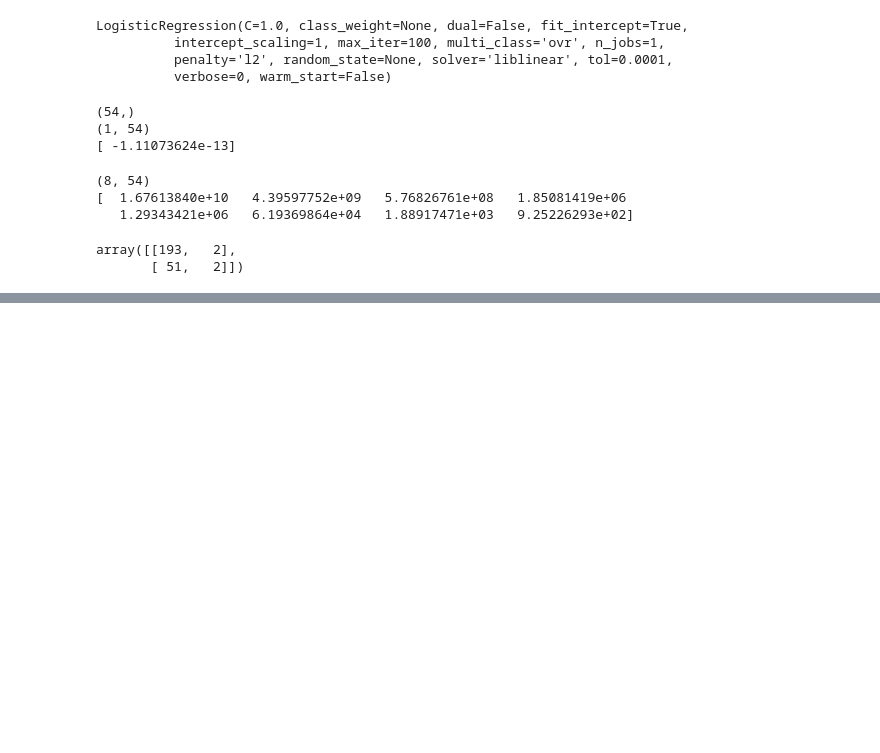
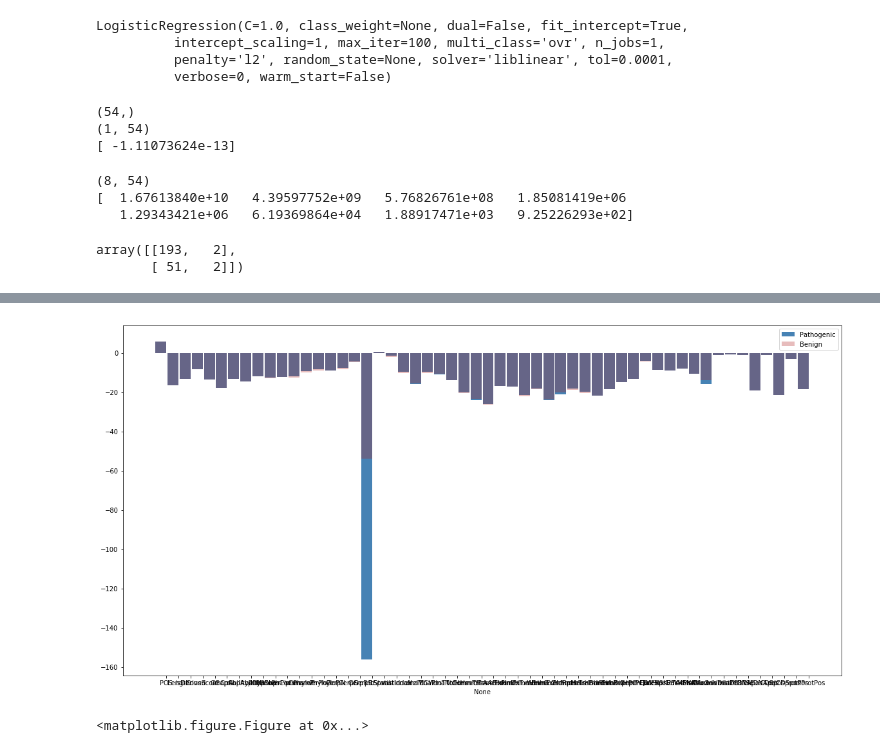
Before and after one commit to shuang1330/mvid, a Jupyter notebook: visualize_feature_importance_for_each_class.ipynb, the cells around one changed output, grey strips where cells are left out. Cells and saved outputs as stored; diff of their text form; code cells hidden in the pictures; blank space fills up the shorter version.

Commit message:
add function for pipelining the calculation and visulization of feature importance

```diff
--- a/visualize_feature_importance_for_each_class.ipynb
+++ b/visualize_feature_importance_for_each_class.ipynb
@@ -113,2 +115,29 @@ overlapped_bar(df, show=True)
 <matplotlib.figure.Figure at 0x...>
 <matplotlib.figure.Figure at 0x...>
+# %%
+def feature_importance(mean_x,x_cls,pca,classifier,LOG_TRANS=True,TABLE=False,DRAW=False,SAVE_DRAW=False):
+    importances = []
+    length = pca.components_.shape[0]
+    if classifier.coef_ is not None:
+        importance = pca.components_*classifier.coef_.reshape((length,1))
+    elif classifier.feature_importance_:
+        importance = pca.components_*classifier.feature_importances_.reashape((length,1))
+    for cls_mean in mean_x:
+        if LOG_TRANS:
+            importances.append(np.log(abs(importance.sum(axis=0)*cls_mean)))
+        else:
+            importances.append(abs(importance.sum(axis=0)*cls_mean))
+    if DRAW:
+        df = pd.DataFrame(np.matrix(importances).T, columns=x_cls,
+                  index=mean_x[0].keys())
+        overlapped_bar(df, show=True)
+        plt.show()
+        if SAVE_DRAW:
+            plt.savefig('importances.png')
+    if TABLE:
+        return importance
+# %%
+feature_importance([path_data_x,beni_data_x],['Pathogenic', 'Benign'],pca,logr,DRAW=True)
+# %% [output]
+[figure, added]
+<matplotlib.figure.Figure at 0x...>
```
Also changed, not shown: parts of 3 cells of this notebook.
